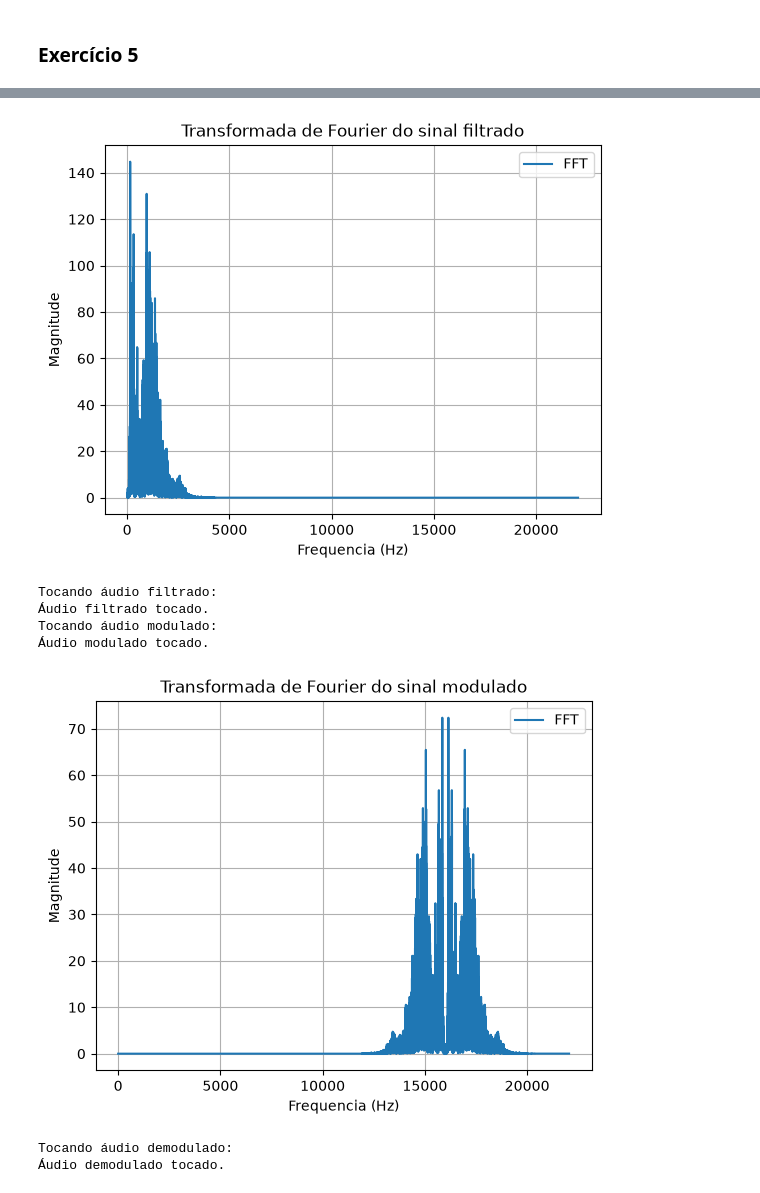
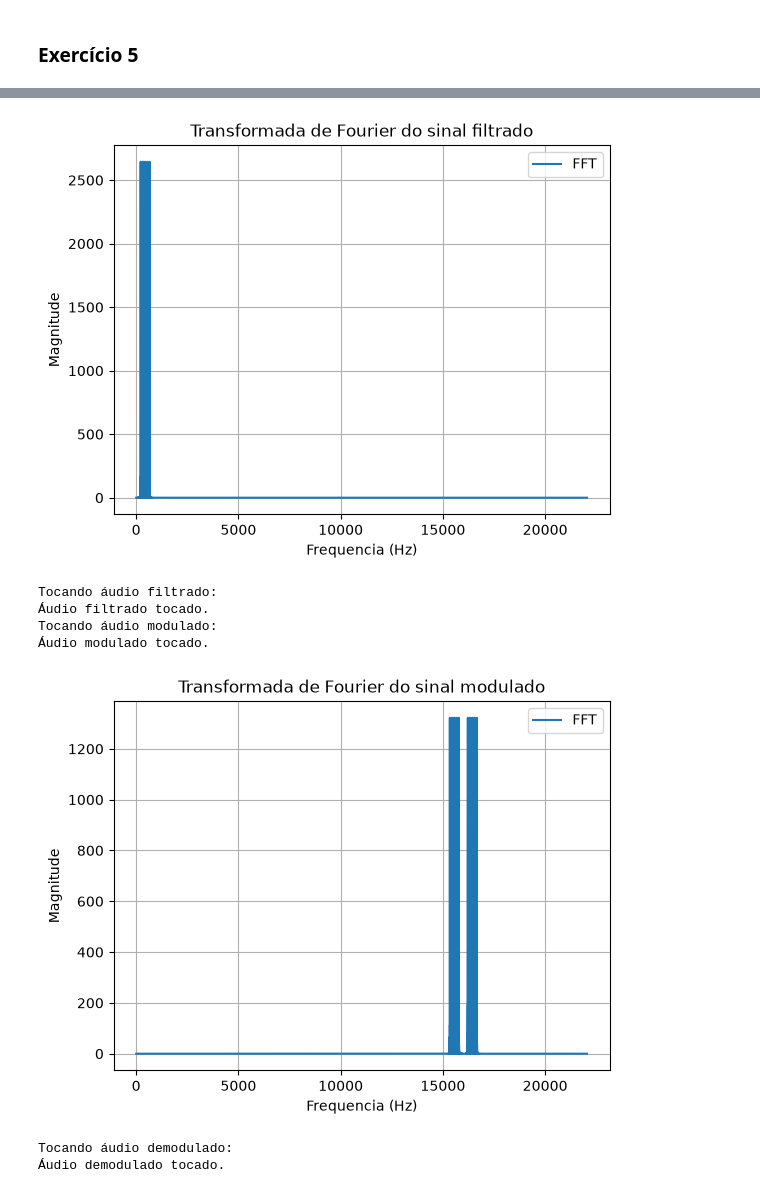
Before and after one commit to lauraof/projeto8-modulacaoAM, a Jupyter notebook: Exercícios/exercicios-laura.ipynb, the cells around one changed output, grey strips where cells are left out. Saved outputs shown, nothing was run; the diff lists cells and outputs as text; code cells hidden in the pictures.

```diff
--- a/Exercícios/exercicios-laura.ipynb
+++ b/Exercícios/exercicios-laura.ipynb
@@ -73,7 +73,7 @@ def passa_baixa(sinal, fc, fs, ordem=4):
 
 duracao = 5
 
-fs, dados = wavfile.read('gravacao.wav')
+fs, dados = wavfile.read('../teste1.wav')
 dados = dados[:duracao*fs]
 
 xf, yf = calculo_FFT(dados, fs)
@@ -149,8 +149,8 @@ plt.show()
-[figure, old version]
+[figure, new version]
 Tocando áudio filtrado:
 Áudio filtrado tocado.
 Tocando áudio modulado:
 Áudio modulado tocado.
-[figure, old version]
+[figure, new version]
 Tocando áudio demodulado:
 Áudio demodulado tocado.
```
Also changed, not shown: parts of 3 cells of this notebook, 1 other file.
